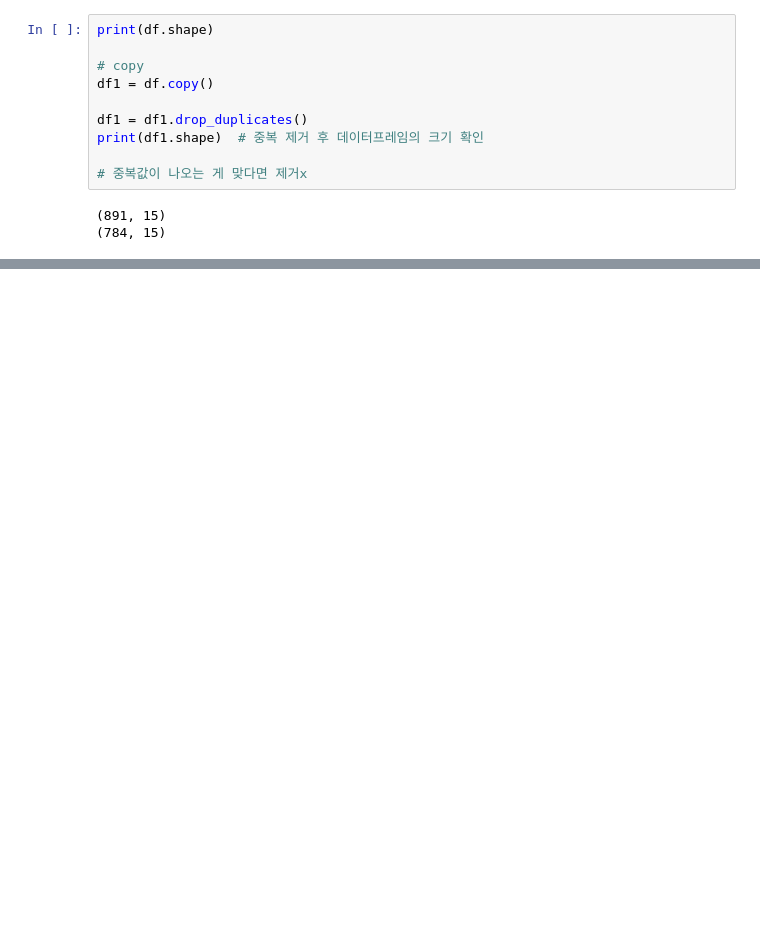
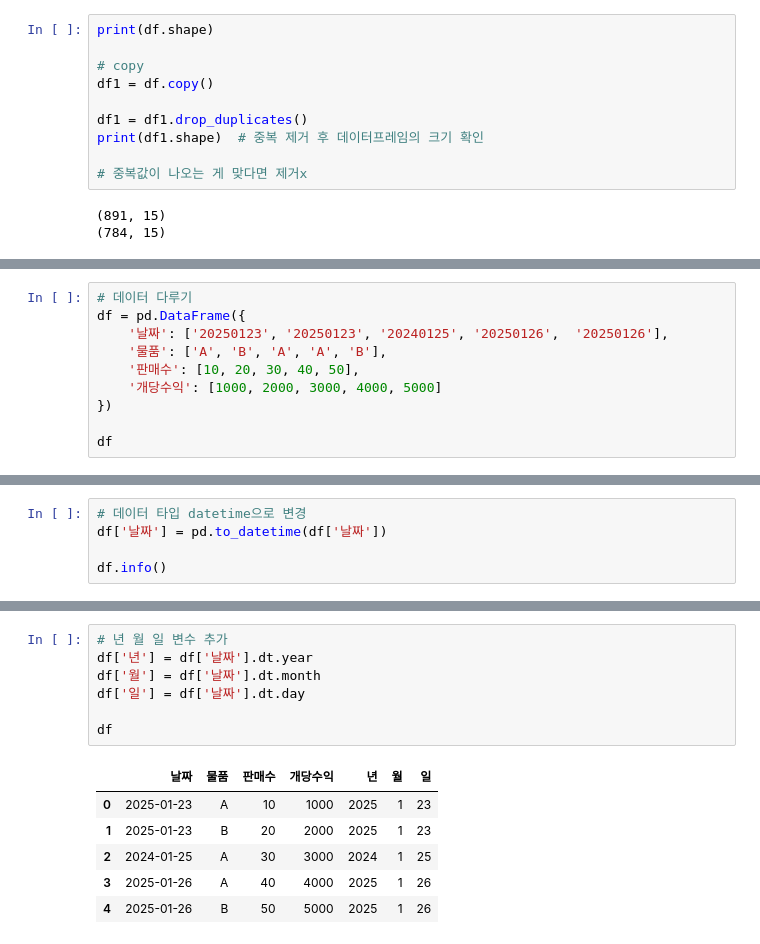
Before and after one commit to yjspheal/Study, a Jupyter notebook: Python/BigData_Analyzer_Cert/1st_subject.ipynb, the cells around one changed output, grey strips where cells are left out. Cells and saved outputs as stored; diff of their text form; blank space fills up the shorter version.

```diff
--- a/Python/BigData_Analyzer_Cert/1st_subject.ipynb
+++ b/Python/BigData_Analyzer_Cert/1st_subject.ipynb
@@ -766,0 +916,10 @@ print(df1.shape)  # 중복 제거 후 데이터프레임의 크기 확인
+# %%
+# 데이터 다루기
+df = pd.DataFrame({
+    '날짜': ['20250123', '20250123', '20240125', '20250126',  '20250126'],
+    '물품': ['A', 'B', 'A', 'A', 'B'],
+    '판매수': [10, 20, 30, 40, 50],
+    '개당수익': [1000, 2000, 3000, 4000, 5000]
+})
+
+df
@@ -766,0 +947,5 @@ print(df1.shape)  # 중복 제거 후 데이터프레임의 크기 확인
+# %%
+# 데이터 타입 datetime으로 변경
+df['날짜'] = pd.to_datetime(df['날짜'])
+
+df.info()
@@ -766,0 +964,14 @@ print(df1.shape)  # 중복 제거 후 데이터프레임의 크기 확인
+# %%
+# 년 월 일 변수 추가
+df['년'] = df['날짜'].dt.year
+df['월'] = df['날짜'].dt.month
+df['일'] = df['날짜'].dt.day
+
+df
+# %% [output]
+|  | 날짜 | 물품 | 판매수 | 개당수익 | 년 | 월 | 일 |
+| 0 | 2025-01-23 | A | 10 | 1000 | 2025 | 1 | 23 |
+| 1 | 2025-01-23 | B | 20 | 2000 | 2025 | 1 | 23 |
+| 2 | 2024-01-25 | A | 30 | 3000 | 2024 | 1 | 25 |
+| 3 | 2025-01-26 | A | 40 | 4000 | 2025 | 1 | 26 |
+| 4 | 2025-01-26 | B | 50 | 5000 | 2025 | 1 | 26 |
```
Also changed, not shown: parts of 84 cells of this notebook.
